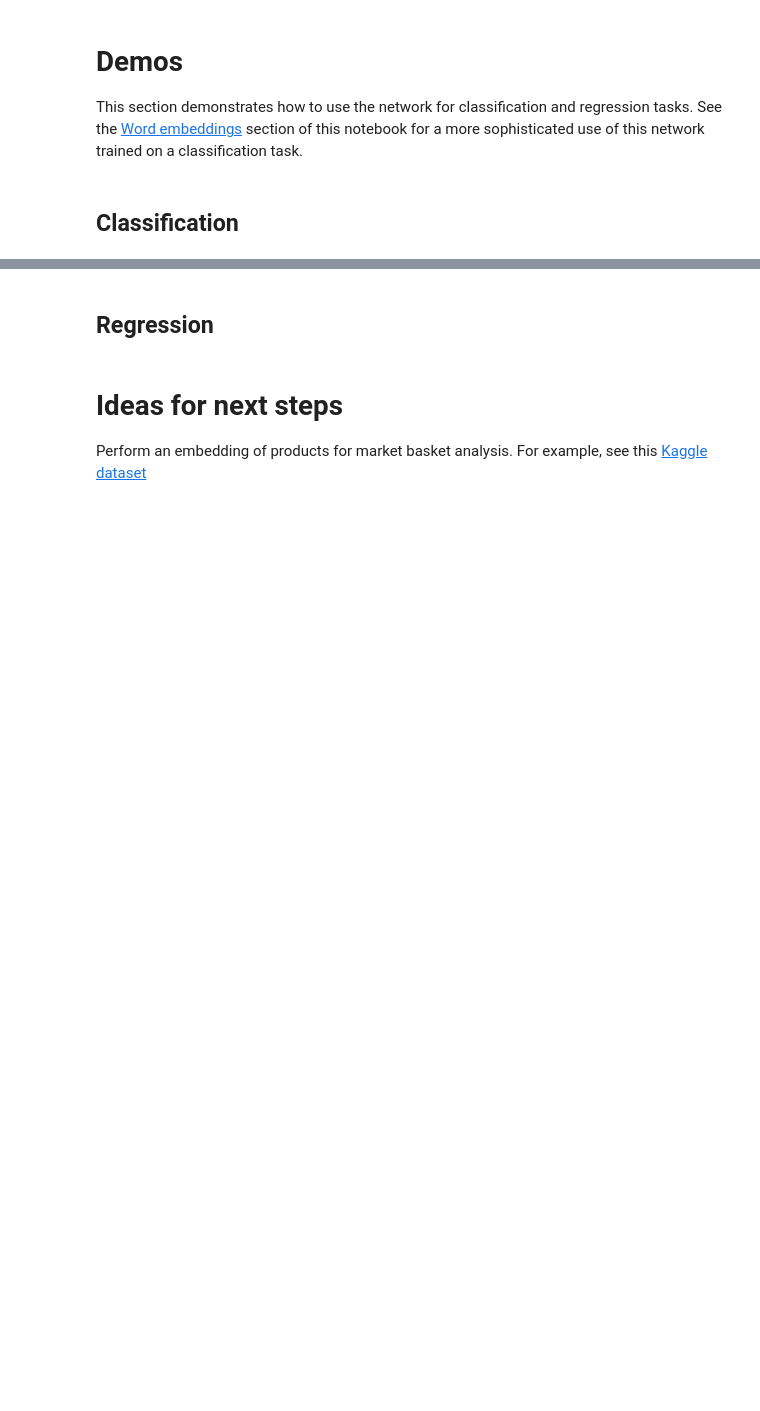
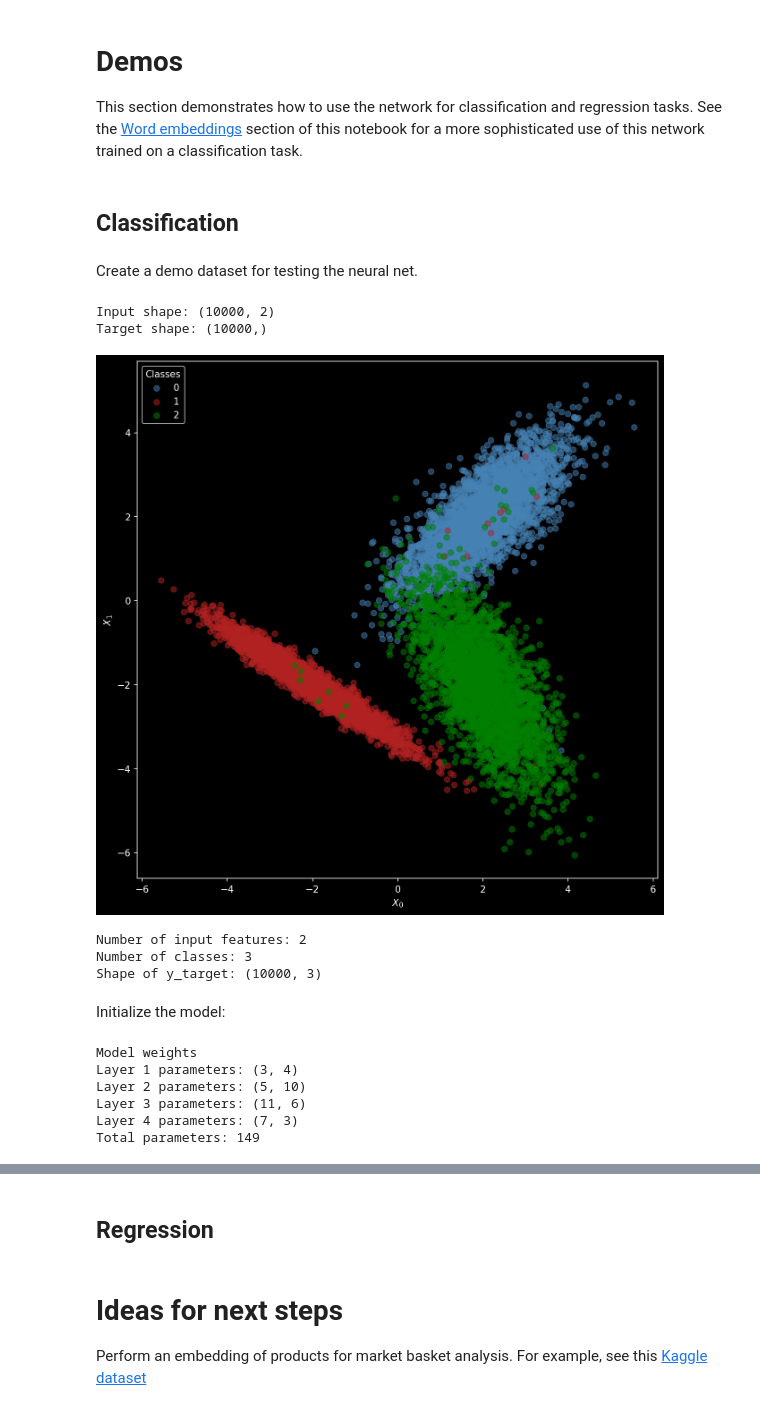
Before and after one commit to rparkr/ml-projects, a Jupyter notebook: neural_network_from_scratch.ipynb, the cells around one changed output, grey strips where cells are left out. Drawn from its saved outputs; the diff is of its cells as text; code cells hidden in the pictures; blank space fills up the shorter version.

```diff
--- a/neural_network_from_scratch.ipynb
+++ b/neural_network_from_scratch.ipynb
@@ -689,15 +702,79 @@ class nn():
 This section demonstrates how to use the network for classification and regression tasks. See the [Word embeddings](#word-embeddings) section of this notebook for a more sophisticated use of this network trained on a classification task.
 # %% [markdown]
 ## Classification
+# %% [markdown]
+Create a demo dataset for testing the neural net.
+# %%
+import matplotlib as mpl  # low-level plotting functionality
+import matplotlib.pyplot as plt  # general-purpose plotting
+from sklearn.datasets import make_classification  # dataset generation
+from tqdm.auto import tqdm  # progres bars
+
+# Create arrays for the inputs (X) and target (y)
+X, y = make_classification(
+    n_samples=10_000,
+    n_classes=3,
+    n_features=2,  # total number of features
+    n_informative=2,
+    n_redundant=0,
+    n_repeated=0,
+    n_clusters_per_class=1,
+    class_sep=2.0  # larger values create clusters farther apart
+)
+
+print(f"Input shape: {X.shape}")
+print(f"Target shape: {y.shape}")
+
+fig, ax = plt.subplots(figsize=(10, 10), dpi=150)
+# Plot each class label
+for n, color in zip(np.unique(y), ['steelblue', 'firebrick', 'green']):
+    ax.scatter(X[y==n, 0], X[y==n, 1], alpha=0.5, label=n, c=color)
+plt.legend(title='Classes')
+
+
+plt.xlabel('$X_0$')
+plt.ylabel('$X_1$')
+plt.show()
+# %% [output]
+Input shape: (10000, 2)
+Target shape: (10000,)
+[figure, added]
+# %%
+num_classes = np.unique(y).size
+print(f"Number of input features: {X.shape[1]}")
+print(f"Number of classes: {num_classes}")
+
+# One-hot encode y
+# See: https://stackoverflow.com/questions/29831489/convert-array-of-indices-to-one-hot-encoded-array-in-numpy/37323404#37323404
+y_target = np.eye(num_classes)[y]
+print(f"Shape of y_target: {y_target.shape}")
+# %% [output]
+Number of input features: 2
+Number of classes: 3
+Shape of y_target: (10000, 3)
+# %% [markdown]
+Initialize the model:
 # %%
 model = nn(
-    input_dim = 10,
+    input_dim = X.shape[1],
     n_layers = 4,
-    neurons_per_layer = [3, 4, 6, 2],
+    neurons_per_layer = [4, 10, 6, np.unique(y).size],
     bias = True,
-    activation = 'relu',
-    lambda_ = 0.0,
+    activation = 'sigmoid',
+    lambda_ = 0.1,
     loss_fn = 'cross_entropy',
     alpha = 0.001,
     dtype = np.float32,
     seed = None)
+
+print("Model weights")
+for n in range(model.n_layers):
+    print(f"Layer {n+1} parameters: {model.params[n+1].shape}")
+print(f"Total parameters: {model.n_params:,.0f}")
+# %% [output]
+Model weights
+Layer 1 parameters: (3, 4)
+Layer 2 parameters: (5, 10)
+Layer 3 parameters: (11, 6)
+Layer 4 parameters: (7, 3)
+Total parameters: 149
```
Also changed, not shown: parts of 13 cells of this notebook.
